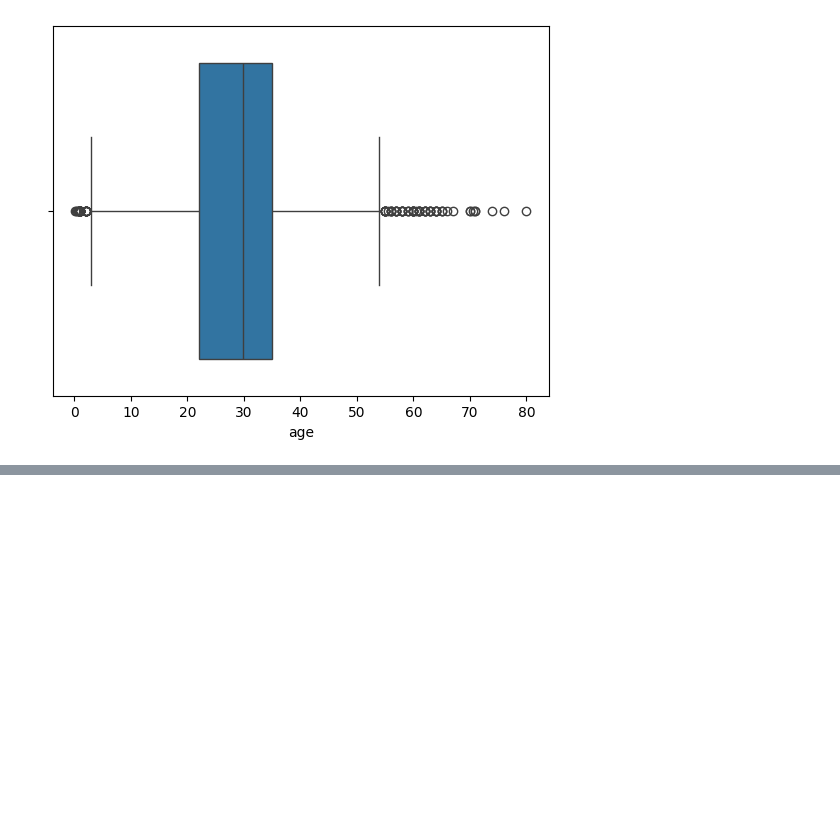
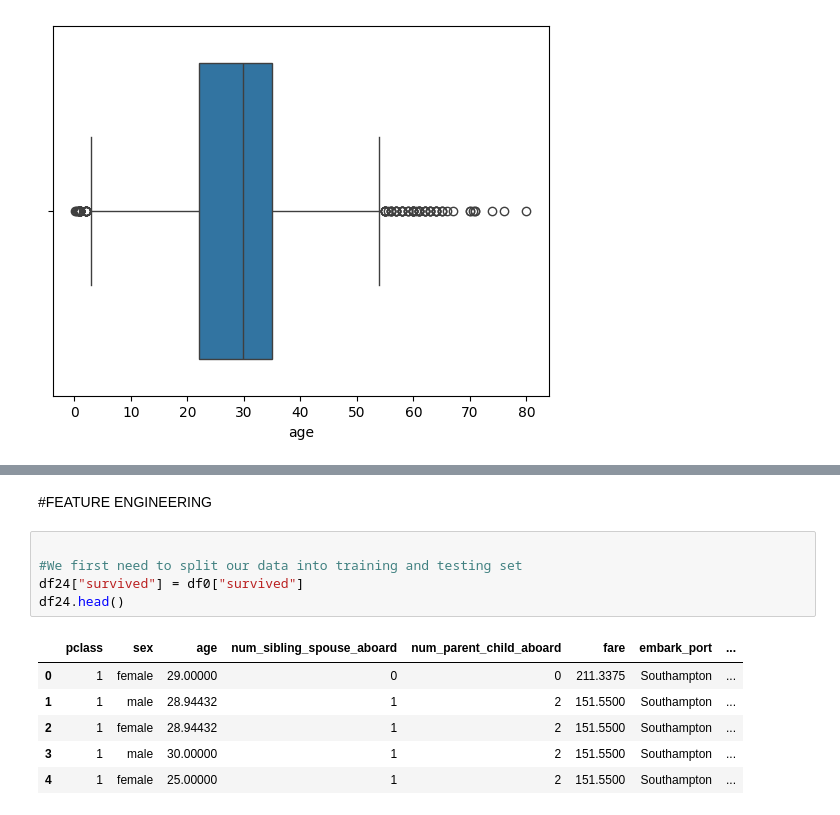
Before and after one commit to awaaat/Machine_learning-Deep_learning, a Jupyter notebook: Titanic_project_for_submission.ipynb, the cells around one changed output, grey strips where cells are left out. Drawn from its saved outputs; the diff is of its cells as text; blank space fills up the shorter version.

```diff
--- a/Titanic_project_for_submission.ipynb
+++ b/Titanic_project_for_submission.ipynb
@@ -201,0 +235,14 @@ plt.show()
+# %% [markdown]
+#FEATURE ENGINEERING
+# %%
+
+#We first need to split our data into training and testing set
+df24["survived"] = df0["survived"]
+df24.head()
+# %% [output]
+|  | pclass | sex | age | num_sibling_spouse_aboard | num_parent_child_aboard | fare | embark_port | ... |
+| 0 | 1 | female | 29.00000 | 0 | 0 | 211.3375 | Southampton | ... |
+| 1 | 1 | male | 28.94432 | 1 | 2 | 151.5500 | Southampton | ... |
+| 2 | 1 | female | 28.94432 | 1 | 2 | 151.5500 | Southampton | ... |
+| 3 | 1 | male | 30.00000 | 1 | 2 | 151.5500 | Southampton | ... |
+| 4 | 1 | female | 25.00000 | 1 | 2 | 151.5500 | Southampton | ... |
```
Also changed, not shown: parts of 20 cells of this notebook.
